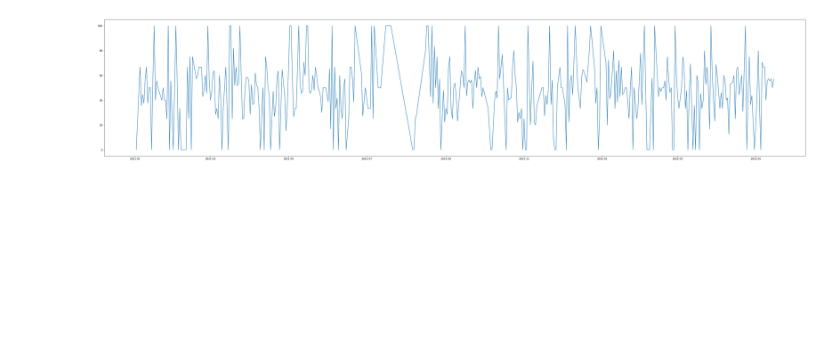
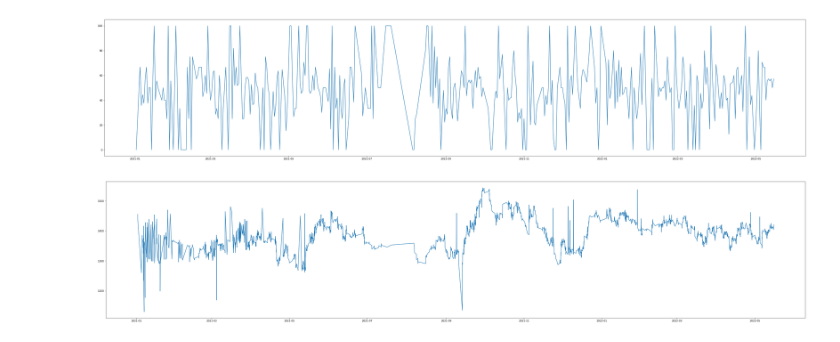
Before and after one commit to Jcrasto/lichess_analysis, a Jupyter notebook: notebooks/initial_analysis.ipynb, the cells around one changed output. Drawn from its saved outputs; the diff is of its cells as text; code cells hidden in the pictures; blank space fills up the shorter version.

Commit message:
plotting elo

```diff
--- a/notebooks/initial_analysis.ipynb
+++ b/notebooks/initial_analysis.ipynb
@@ -41,3 +41,24 @@ plt.rcParams["figure.figsize"] = (50,10)
 [figure]
 # %%
 plt.show()
+# %%
+elo_query = """select utcdate || ' ' || utctime "date_time",
+case
+	when white = 'luckleland' then whiteelo
+	when black = 'luckleland' then blackelo
+end as "elo"
+from lichess.lichess_api_data
+order by date desc, utctime desc """
+# %%
+elo_df = athena_query_to_df(elo_query)
+# %%
+x_list = list(elo_df.date_time)
+x_list = [datetime.strptime(x, "%Y.%m.%d %H:%M:%S") for x in x_list]
+# %%
+y_list = list(elo_df.elo)
+# %%
+plt.plot(x_list,y_list)
+plt.rcParams["figure.figsize"] = (50,10)
+plt.show()
+# %% [output]
+[figure, added]
```
